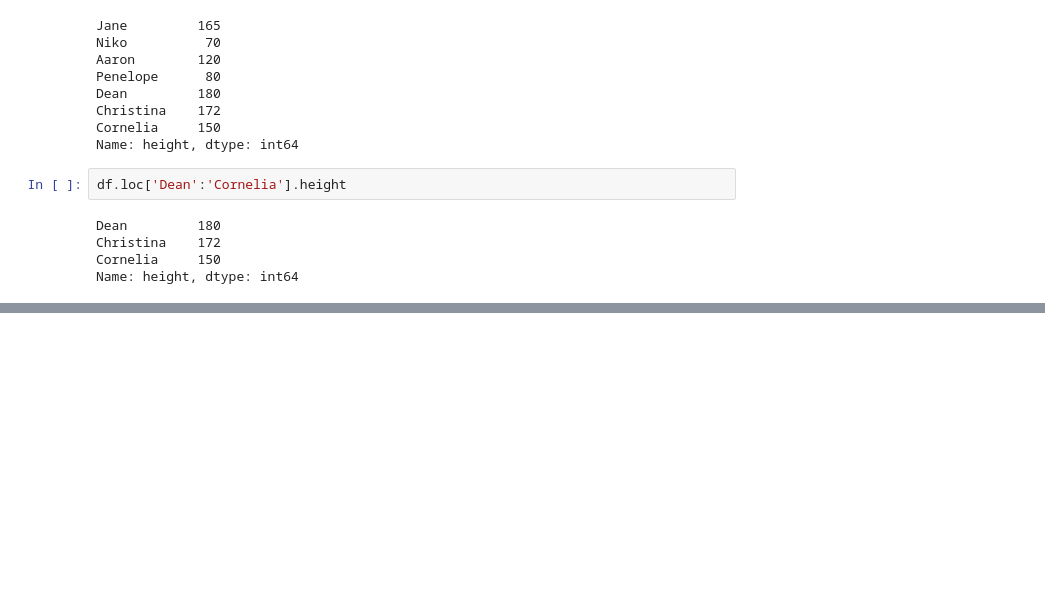
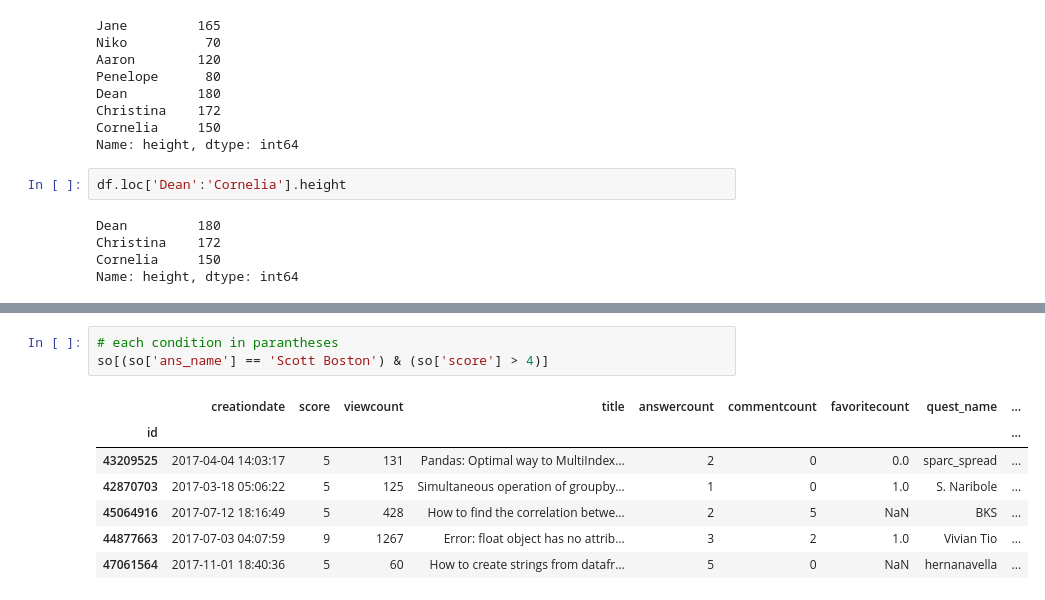
Before and after one commit to onlyphantom/WebAnalytics, a Jupyter notebook: panda_lecture.ipynb, the cells around one changed output, grey strips where cells are left out. Drawn from its saved outputs; the diff is of its cells as text; blank space fills up the shorter version.

```diff
--- a/panda_lecture.ipynb
+++ b/panda_lecture.ipynb
@@ -451,0 +525,11 @@ Name: height, dtype: int64
+# %%
+# each condition in parantheses
+so[(so['ans_name'] == 'Scott Boston') & (so['score'] > 4)]
+# %% [output]
+|  | creationdate | score | viewcount | title | answercount | commentcount | favoritecount | quest_name | ... |
+| id |  |  |  |  |  |  |  |  | ... |
+| 43209525 | 2017-04-04 14:03:17 | 5 | 131 | Pandas: Optimal way to MultiIndex... | 2 | 0 | 0.0 | sparc_spread | ... |
+| 42870703 | 2017-03-18 05:06:22 | 5 | 125 | Simultaneous operation of groupby... | 1 | 0 | 1.0 | S. Naribole | ... |
+| 45064916 | 2017-07-12 18:16:49 | 5 | 428 | How to find the correlation betwe... | 2 | 5 | NaN | BKS | ... |
+| 44877663 | 2017-07-03 04:07:59 | 9 | 1267 | Error: float object has no attrib... | 3 | 2 | 1.0 | Vivian Tio | ... |
+| 47061564 | 2017-11-01 18:40:36 | 5 | 60 | How to create strings from datafr... | 5 | 0 | NaN | hernanavella | ... |
```
Also changed, not shown: parts of 41 cells of this notebook.
